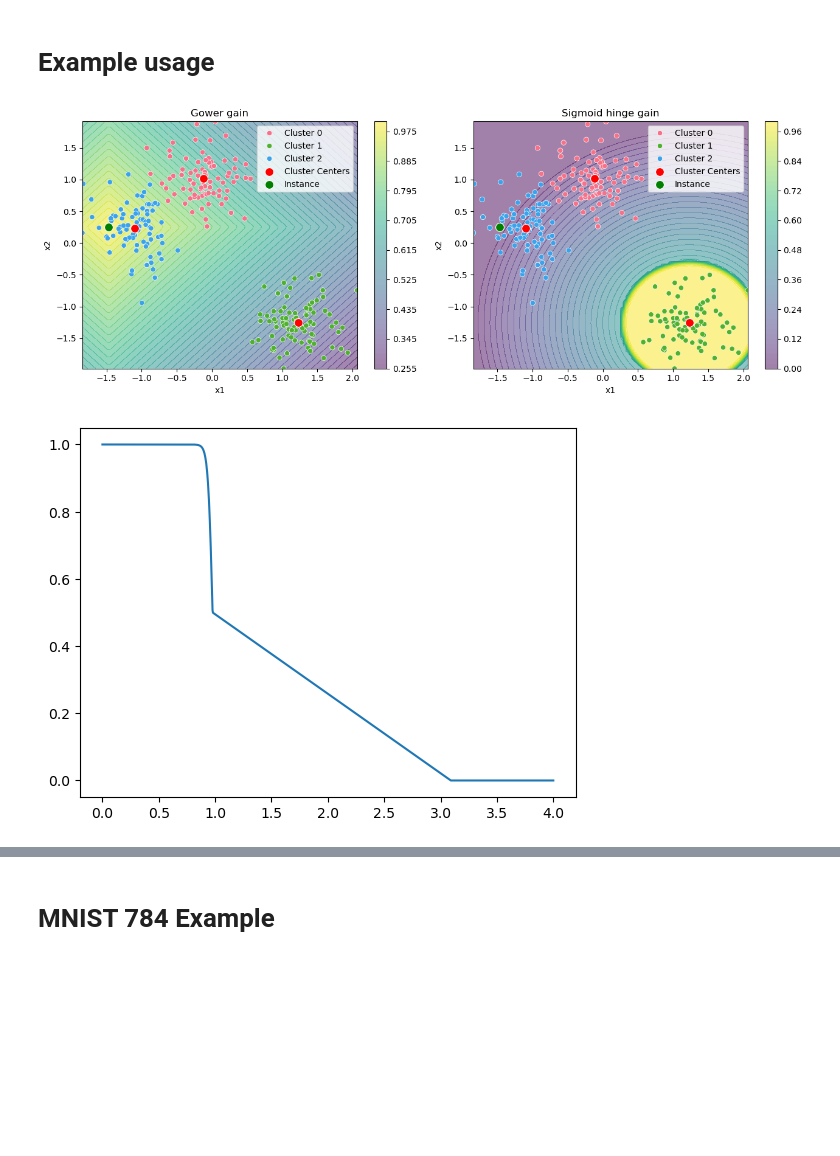
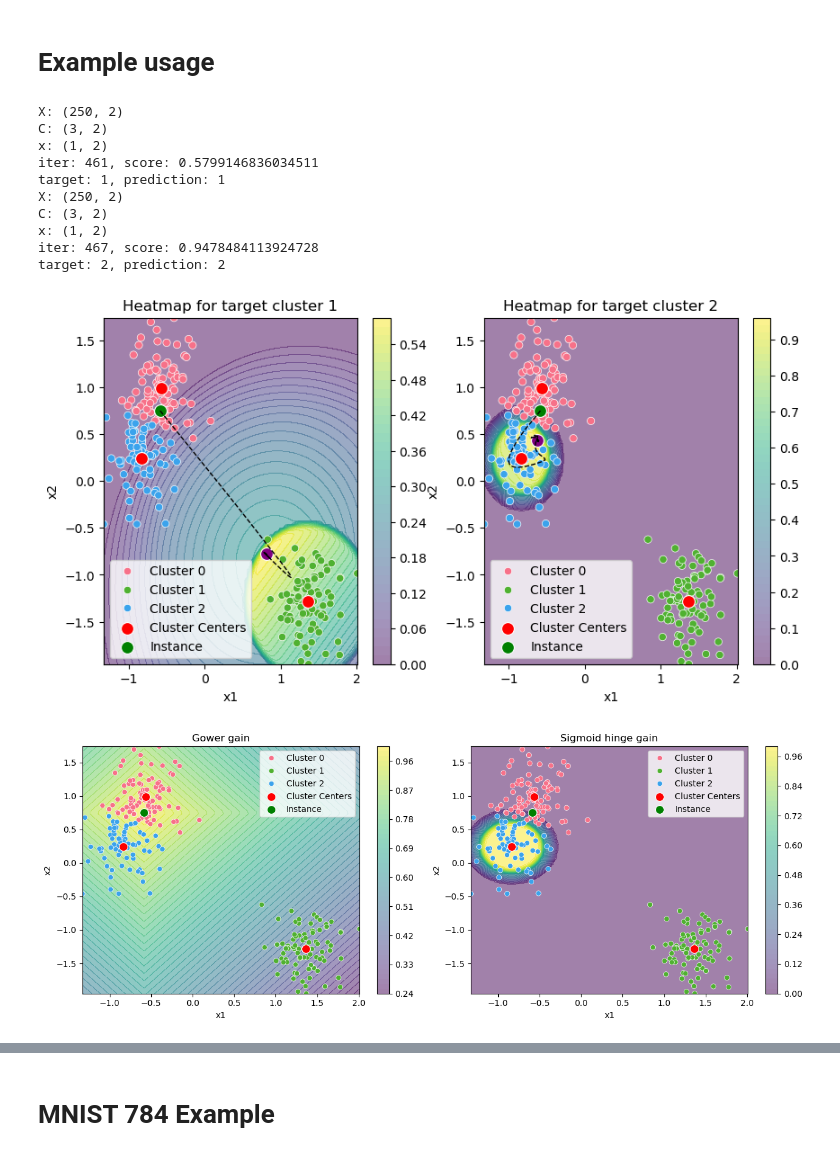
Before and after one commit to jepp3183/Thesis2025, a Jupyter notebook: code/dice_modification.ipynb, the cells around one changed output, grey strips where cells are left out. Saved outputs shown, nothing was run; the diff lists cells and outputs as text; code cells hidden in the pictures; blank space fills up the shorter version.

```diff
--- a/code/dice_modification.ipynb
+++ b/code/dice_modification.ipynb
@@ -65,41 +67,45 @@ plot(X, y, C, random_point, pca=False, use_umap=False)
 # Example usage
 # %%
 
-# targets = set(range(k))
-# targets.remove(instance_cluster)
-# fig, axs = plt.subplots(1, len(targets), figsize=(10, 5))
+targets = set(range(k))
+targets.remove(instance_cluster)
+fig, axs = plt.subplots(1, len(targets), figsize=(10, 5))
 
-# for i, target in enumerate(targets):
-#     if target == instance_cluster: continue
-#     l = Gainer(C, X, target, random_point, eps=0.0)
-#     # sol, hist = gradient_ascent(random_point, l.gain, dbg=False, lr=0.1, max_iter=1000)
-#     sol, hist = adam_opt(random_point, l.gain)
-#     # sol, hist = random_opt(random_point, l.gain)
-#     print(f"target: {target}, prediction: {int(km.predict(sol.reshape(1, -1))[0])}")
-#     plot_heatmap(
-#         X, yy, C, random_point, l.gain, target_cluster=target,
-#         use_pca=False,
-#         solutions=[sol],
-#         histories=[hist],
-#         ax=axs[i],
-#     )
-#     axs[i].set_title(f'Heatmap for target cluster {target}')
-#     fig.colorbar(axs[i].collections[0], ax=axs[i])
+for i, target in enumerate(targets):
+    if target == instance_cluster: continue
+    l = Gainer(C, X, target, random_point, eps=0.0)
+    # sol, hist = gradient_ascent(random_point, l.gain, dbg=False, lr=0.1, max_iter=1000)
+    sol, hist = adam_opt(random_point, l.gain)
+    # sol, hist = random_opt(random_point, l.gain)
+    print(f"target: {target}, prediction: {int(km.predict(sol.reshape(1, -1))[0])}")
+    plot_heatmap(
+        X, yy, C, random_point, l.gain, target_cluster=target,
+        use_pca=False,
+        solutions=[sol],
+        histories=[hist],
+        ax=axs[i],
+    )
+    axs[i].set_title(f'Heatmap for target cluster {target}')
+    fig.colorbar(axs[i].collections[0], ax=axs[i])
 
 
 fig, axes = plt.subplots(1, len(l.gain_weights.keys()), figsize=(13, 5))
 for i, gain_fn in enumerate(l.gain_weights.keys()):
     plot_heatmap(X, yy, C, random_point, gain_fn, target_cluster=0, use_pca=False, ax=axes[i])
     axes[i].set_title(gain_fn.__name__.replace('_', ' ').capitalize())
-    fig.colorbar(axes[i].collectiokns[0], ax=axes[i])
+    fig.colorbar(axes[i].collections[0], ax=axes[i])
 fig.tight_layout()
 plt.show()
 # %% [output]
+X: (250, 2)
+C: (3, 2)
+x: (1, 2)
+iter: 461, score: 0.5799146836034511
+target: 1, prediction: 1
+X: (250, 2)
+C: (3, 2)
+x: (1, 2)
+iter: 467, score: 0.9478484113924728
+target: 2, prediction: 2
-[figure, old version]
+[figure, new version]
+[figure, added]
-# %%
-a = np.linspace(0,4,1000)
-b = [l.sig(x) for x in a]
-plt.plot(a, b)
-plt.show()
-# %% [output]
-[figure, removed]
```
Also changed, not shown: parts of 3 cells of this notebook, 5 other files.
